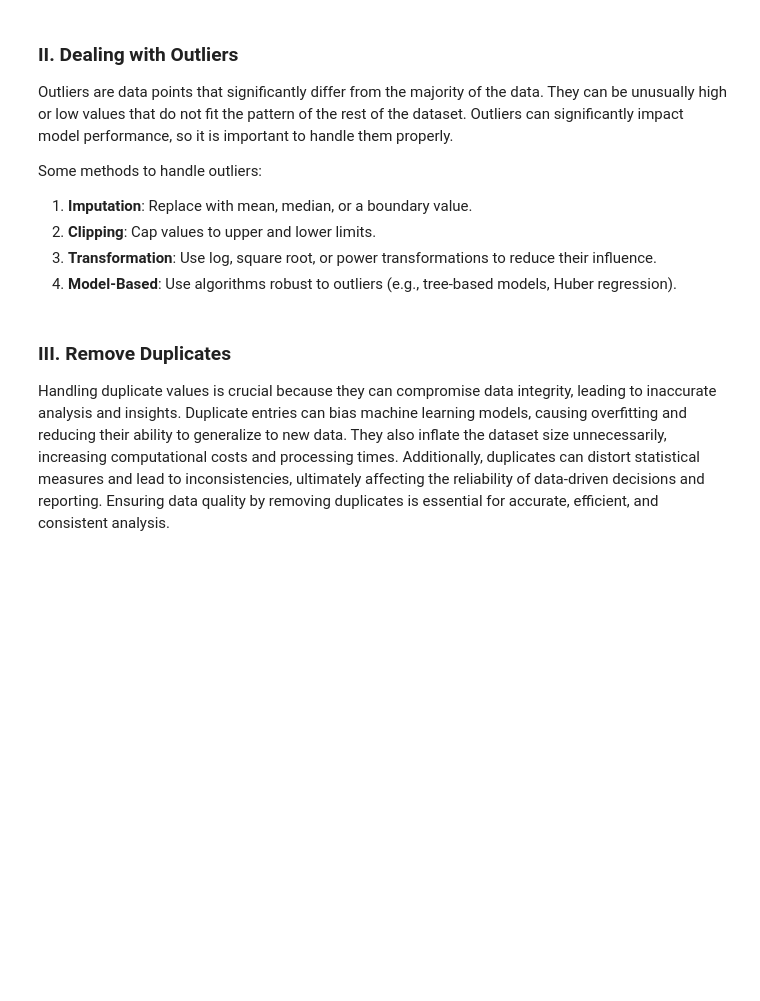
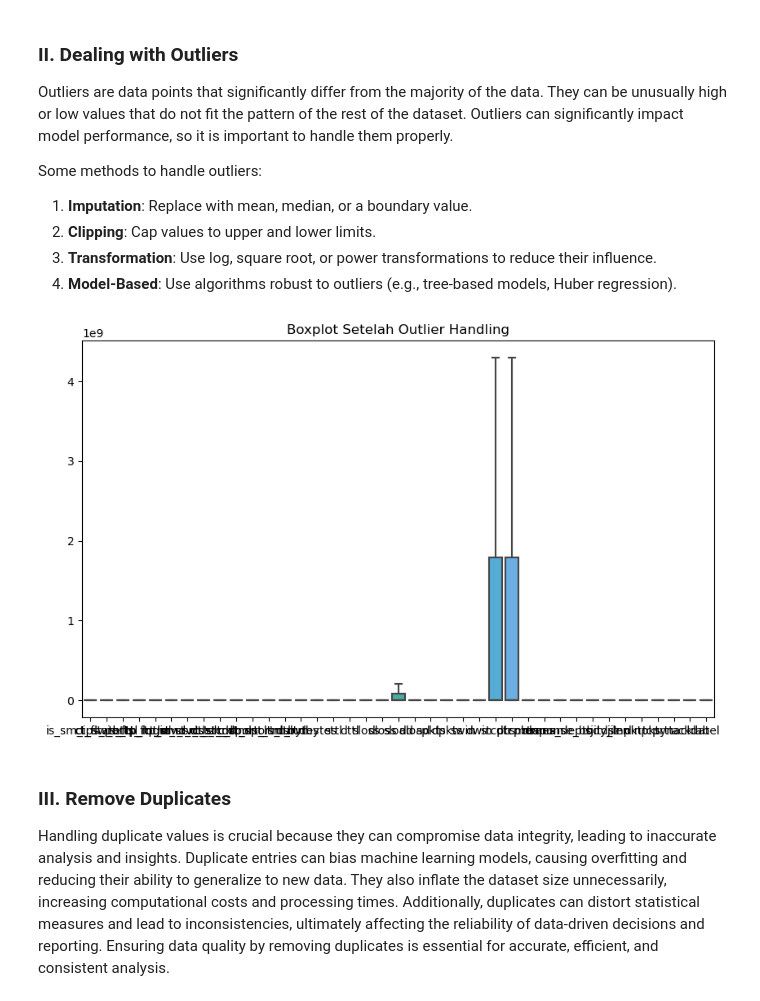
Before and after one commit to zultopia/Tubes2-IF3170-Kelompok10, a Jupyter notebook: src/IF3170 Artificial Intelligence _ Tugas Besar 2 Notebook Template.ipynb, the cells around one changed output. Cells and saved outputs as stored; diff of their text form; code cells hidden in the pictures; blank space fills up the shorter version.

Commit message:
feat : add data cleaning

```diff
--- a/src/IF3170 Artificial Intelligence _ Tugas Besar 2 Notebook Template.ipynb
+++ b/src/IF3170 Artificial Intelligence _ Tugas Besar 2 Notebook Template.ipynb
@@ -188,0 +187,15 @@ The choice of imputation method should be guided by the nature of your data, the
+# %%
+from sklearn.impute import SimpleImputer
+
+# Periksa jumlah missing values di setiap kolom
+print("Missing values sebelum imputasi:")
+print(merged_data.isnull().sum())
+
+# Gunakan Mean Imputation untuk kolom numerik
+imputer = SimpleImputer(strategy="mean")
+numeric_columns = merged_data.select_dtypes(include=[np.number]).columns
+merged_data[numeric_columns] = imputer.fit_transform(merged_data[numeric_columns])
+
+# Cek ulang untuk memastikan tidak ada missing values
+print("\nMissing values setelah imputasi:")
+print(merged_data.isnull().sum())
@@ -201,3 +230,26 @@ Some methods to handle outliers:
+# %%
+import matplotlib.pyplot as plt
+
+# Identifikasi outlier menggunakan IQR (Interquartile Range)
+Q1 = merged_data[numeric_columns].quantile(0.25)
+Q3 = merged_data[numeric_columns].quantile(0.75)
+IQR = Q3 - Q1
+
+# Buat batas bawah dan atas untuk mendeteksi outlier
+lower_bound = Q1 - 1.5 * IQR
+upper_bound = Q3 + 1.5 * IQR
+
+# Clipping outlier
+for col in numeric_columns:
+    merged_data[col] = merged_data[col].clip(lower=lower_bound[col], upper=upper_bound[col])
+
+# Visualisasi untuk memastikan clipping berhasil
+plt.figure(figsize=(10, 6))
+sns.boxplot(data=merged_data[numeric_columns])
+plt.title("Boxplot Setelah Outlier Handling")
+plt.show()
+# %% [output]
+[figure, added]
 # %% [markdown]
 ### III. Remove Duplicates
 Handling duplicate values is crucial because they can compromise data integrity, leading to inaccurate analysis and insights. Duplicate entries can bias machine learning models, causing overfitting and reducing their ability to generalize to new data. They also inflate the dataset size unnecessarily, increasing computational costs and processing times. Additionally, duplicates can distort statistical measures and lead to inconsistencies, ultimately affecting the reliability of data-driven decisions and reporting. Ensuring data quality by removing duplicates is essential for accurate, efficient, and consistent analysis.
```
Also changed, not shown: parts of 7 cells of this notebook.
